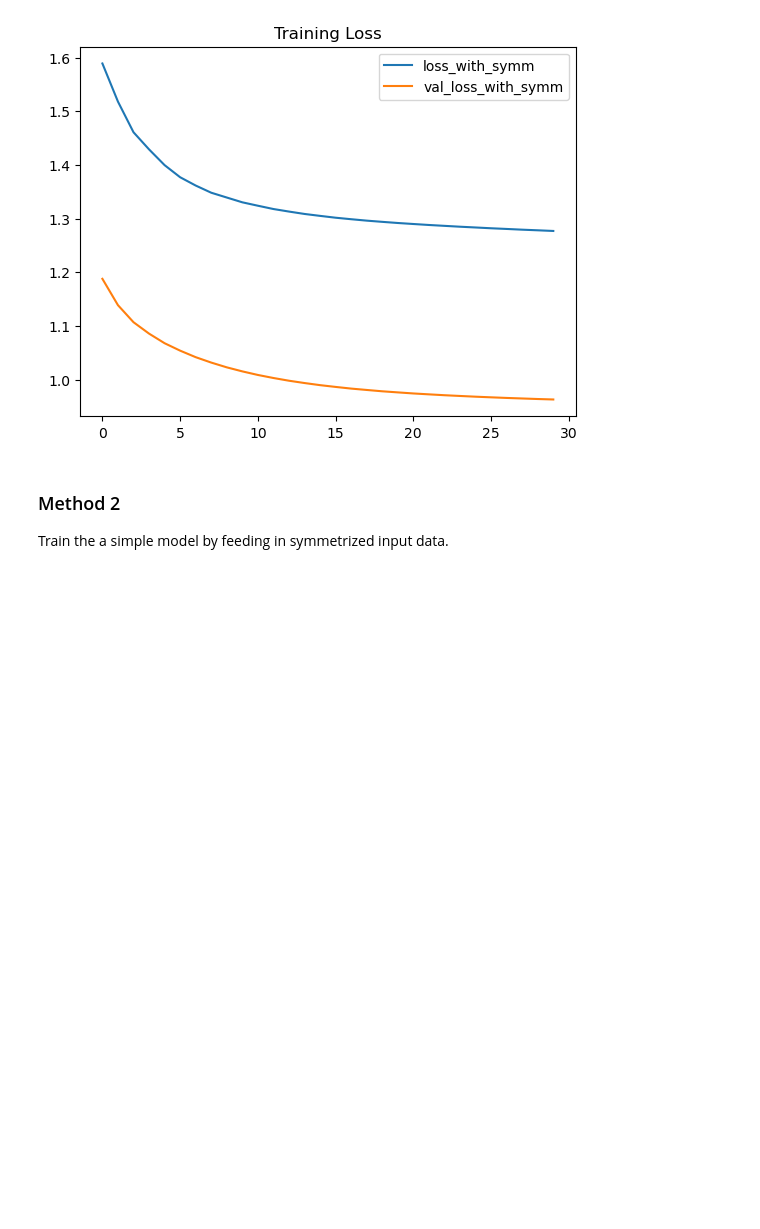
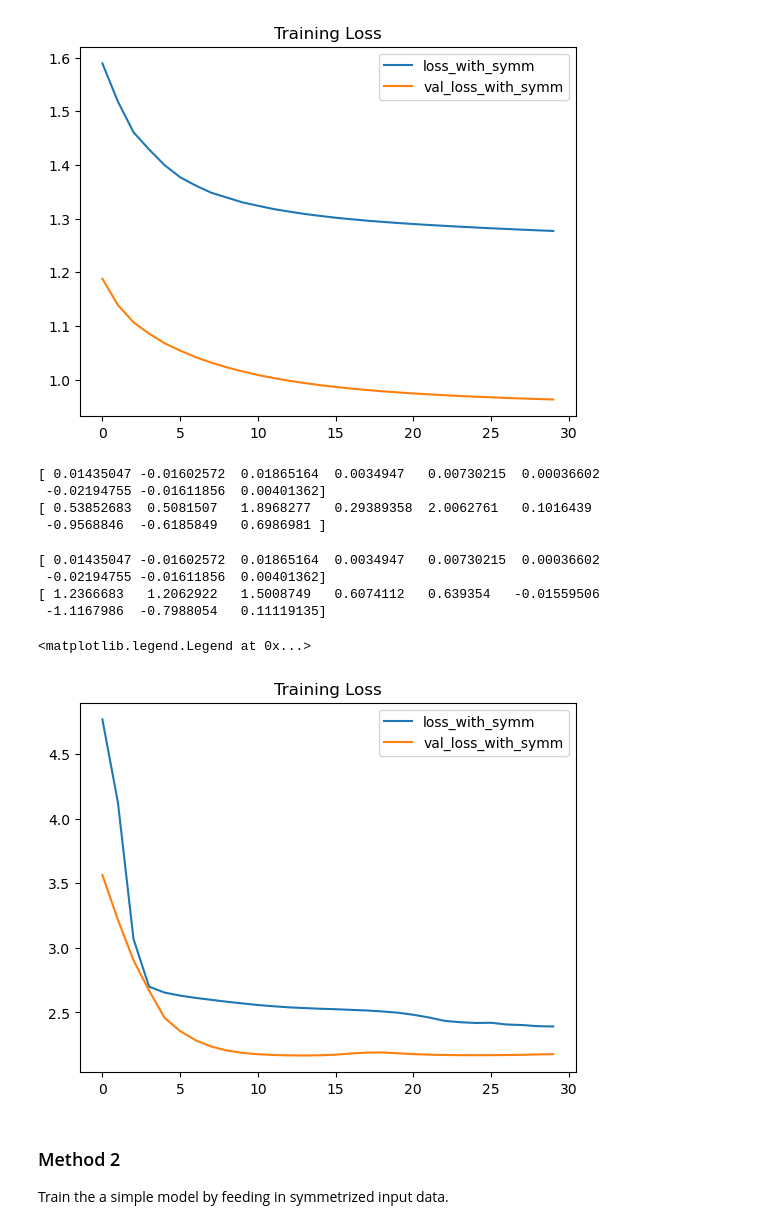
Before and after one commit to tyy0811/symmetry-in-variational-qml, a Jupyter notebook: tic_tac.ipynb, the cells around one changed output. Drawn from its saved outputs; the diff is of its cells as text; code cells hidden in the pictures; blank space fills up the shorter version.

```diff
--- a/tic_tac.ipynb
+++ b/tic_tac.ipynb
@@ -541,3 +605,32 @@ plt.legend(["loss_with_symm", "val_loss_with_symm"])
+# %%
+print(params)
+train_losses_jax = optimize_circuit_jax(x_train, y_train,params)
+# %% [output]
+[ 0.01435047 -0.01602572  0.01865164  0.0034947   0.00730215  0.00036602
+ -0.02194755 -0.01611856  0.00401362]
+[ 0.53852683  0.5081507   1.8968277   0.29389358  2.0062761   0.1016439
+ -0.9568846  -0.6185849   0.6986981 ]
+# %%
+print(params)
+test_losses_jax = optimize_circuit_jax(x_test, y_test,params)
+# %% [output]
+[ 0.01435047 -0.01602572  0.01865164  0.0034947   0.00730215  0.00036602
+ -0.02194755 -0.01611856  0.00401362]
+[ 1.2366683   1.2062922   1.5008749   0.6074112   0.639354   -0.01559506
+ -1.1167986  -0.7988054   0.11119135]
+# %%
+
+epochs = range(len(train_losses))
+
+plt.plot(epochs,train_losses_jax)
+plt.plot(epochs,test_losses_jax)
+
+plt.title('Training Loss')
+
+plt.legend(["loss_with_symm", "val_loss_with_symm"])
+# %% [output]
+<matplotlib.legend.Legend at 0x...>
+[figure, added]
 # %% [markdown]
 ### Method 2
 Train the a simple model by feeding in symmetrized input data.
```
Also changed, not shown: parts of 17 cells of this notebook.
